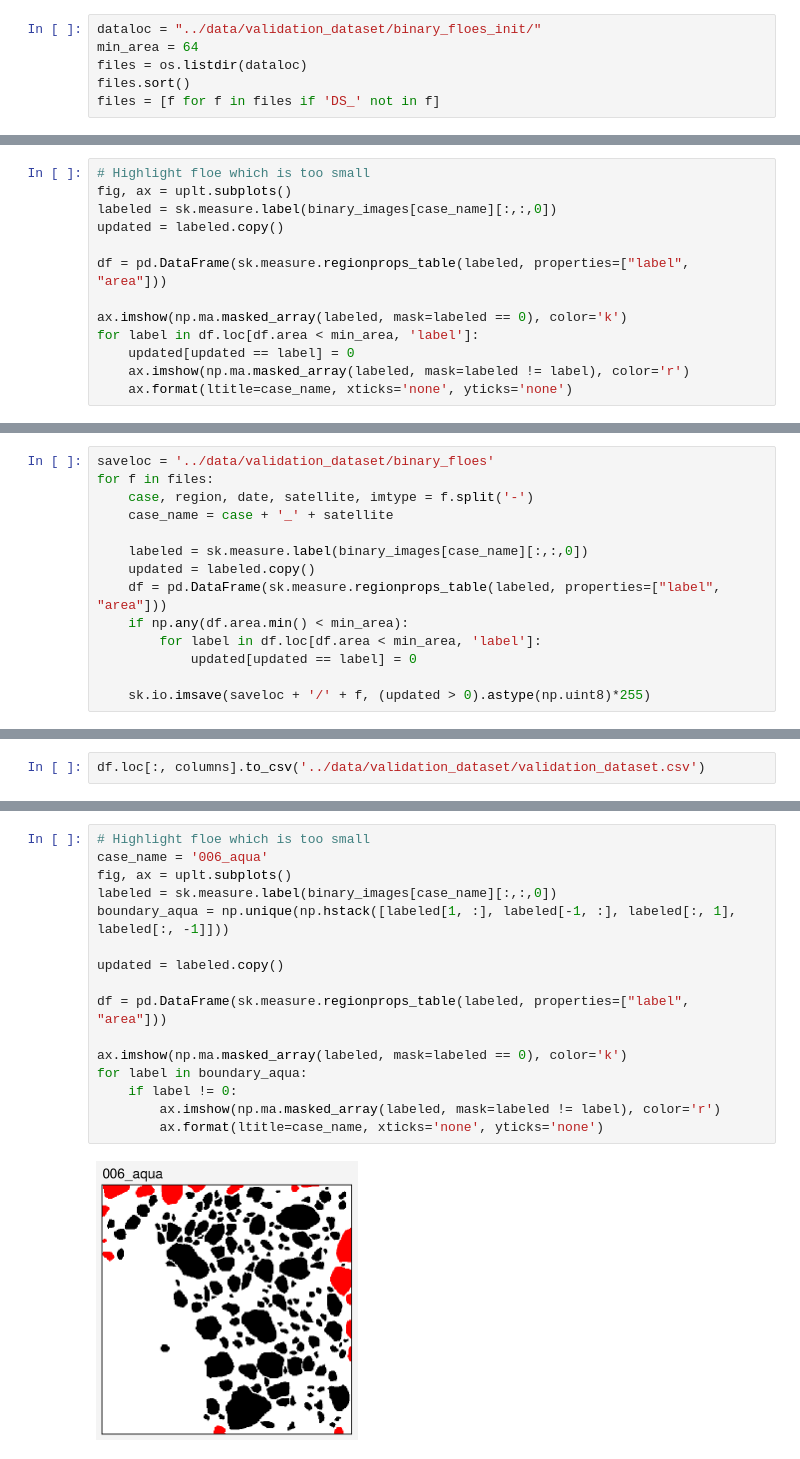
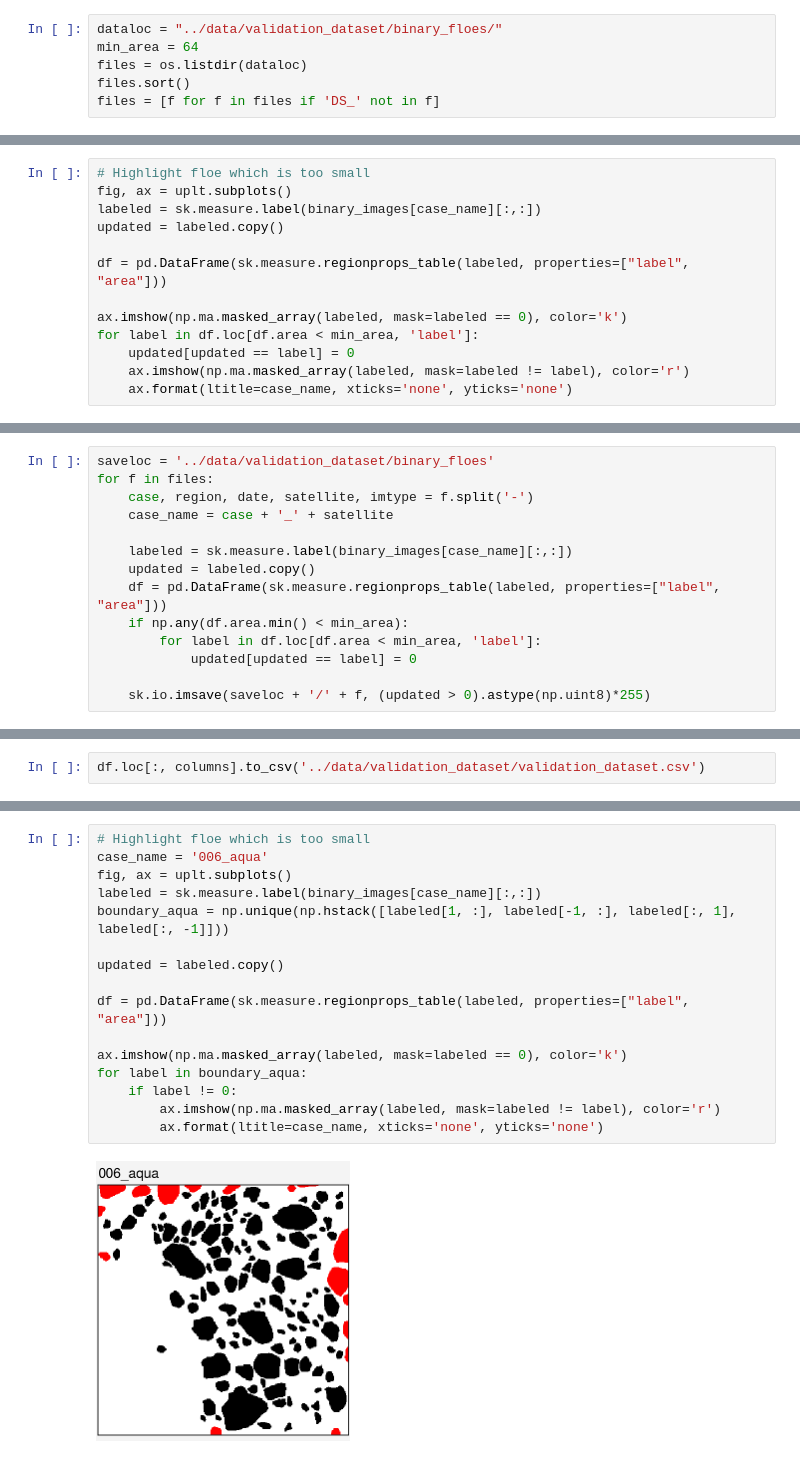
Before and after one commit to danielmwatkins/ice-floe-validation-dataset, a Jupyter notebook: notebooks/floe_statistics.ipynb, the cells around one changed output, grey strips where cells are left out. Drawn from its saved outputs; the diff is of its cells as text.

```diff
--- a/notebooks/floe_statistics.ipynb
+++ b/notebooks/floe_statistics.ipynb
@@ -9,7 +9,7 @@ import skimage as sk
 import os
 import ultraplot as uplt
 # %%
-dataloc = "../data/validation_dataset/binary_floes_init/"
+dataloc = "../data/validation_dataset/binary_floes/"
 min_area = 64
 files = os.listdir(dataloc)
 files.sort()
@@ -56,7 +45,7 @@ floe_stats.loc[floe_stats.minimum < min_area]
 # %%
 # Highlight floe which is too small
 fig, ax = uplt.subplots()
-labeled = sk.measure.label(binary_images[case_name][:,:,0])
+labeled = sk.measure.label(binary_images[case_name][:,:])
 updated = labeled.copy()
 
 df = pd.DataFrame(sk.measure.regionprops_table(labeled, properties=["label", "area"]))
@@ -74,7 +63,7 @@ for f in files:
     case, region, date, satellite, imtype = f.split('-')
     case_name = case + '_' + satellite
 
-    labeled = sk.measure.label(binary_images[case_name][:,:,0])
+    labeled = sk.measure.label(binary_images[case_name][:,:])
     updated = labeled.copy()
     df = pd.DataFrame(sk.measure.regionprops_table(labeled, properties=["label", "area"]))
     if np.any(df.area.min() < min_area):
@@ -160,18 +161,18 @@ L = sk.measure.label(binary_images['006_aqua'][:,:,0])
 # %%
 # Highlight floe which is too small
 case_name = '006_aqua'
 fig, ax = uplt.subplots()
-labeled = sk.measure.label(binary_images[case_name][:,:,0])
+labeled = sk.measure.label(binary_images[case_name][:,:])
 boundary_aqua = np.unique(np.hstack([labeled[1, :], labeled[-1, :], labeled[:, 1], labeled[:, -1]]))
 
 updated = labeled.copy()
 
 df = pd.DataFrame(sk.measure.regionprops_table(labeled, properties=["label", "area"]))
 
 ax.imshow(np.ma.masked_array(labeled, mask=labeled == 0), color='k')
 for label in boundary_aqua:
     if label != 0:
         ax.imshow(np.ma.masked_array(labeled, mask=labeled != label), color='r')
         ax.format(ltitle=case_name, xticks='none', yticks='none')
 # %% [output]
-[figure, old version]
+[figure, new version]
```
Also changed, not shown: parts of 11 cells of this notebook, 3 other files.
